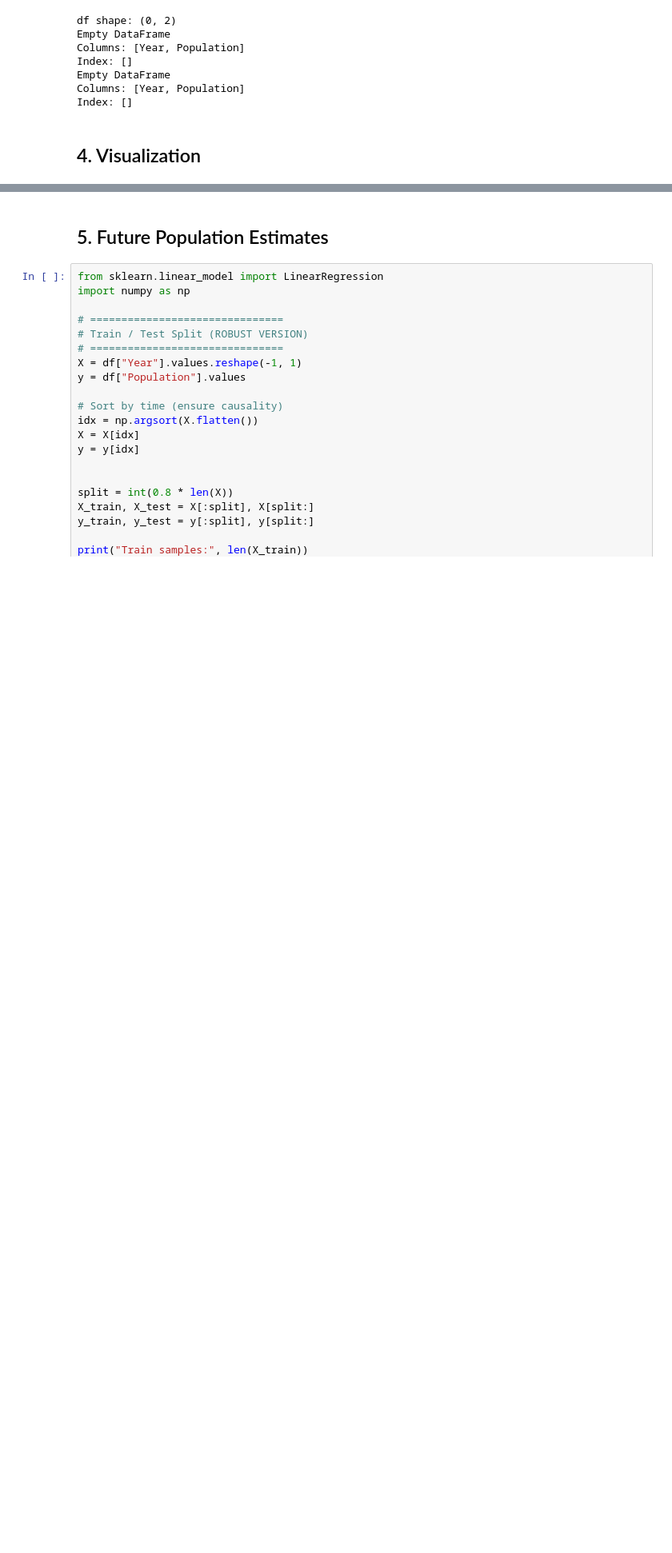
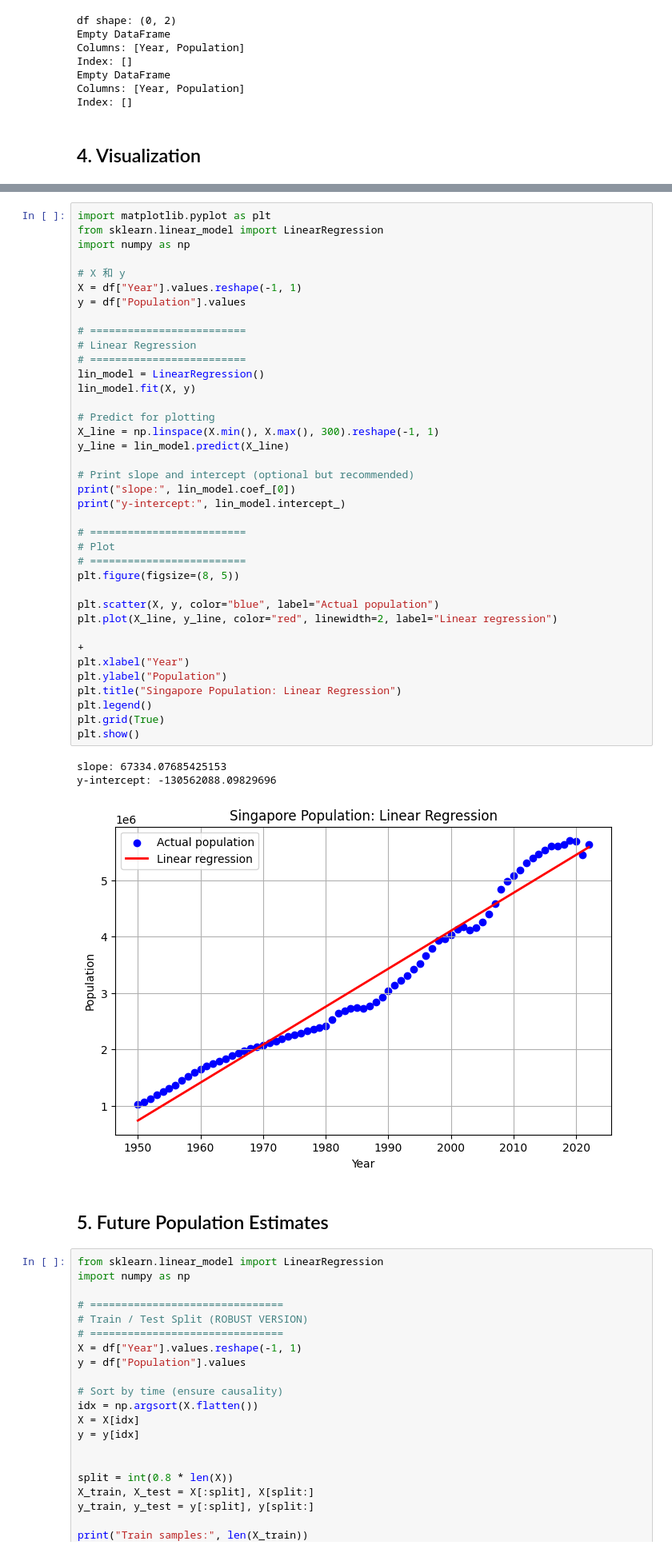
Before and after one commit to Cas0801/TrendRadar, a Jupyter notebook: “Group_X_Project_FINAL_ipynb”的最终版本.ipynb, the cells around one changed output, grey strips where cells are left out. Shown at 80% size. Drawn from its saved outputs; the diff is of its cells as text; blank space fills up the shorter version.

```diff
--- a/“Group_X_Project_FINAL_ipynb”的最终版本.ipynb
+++ b/“Group_X_Project_FINAL_ipynb”的最终版本.ipynb
@@ -227,3 +151,45 @@ Year range: 1950 - 2022
+# %%
+import matplotlib.pyplot as plt
+from sklearn.linear_model import LinearRegression
+import numpy as np
+
+# X 和 y
+X = df["Year"].values.reshape(-1, 1)
+y = df["Population"].values
+
+# =========================
+# Linear Regression
+# =========================
+lin_model = LinearRegression()
+lin_model.fit(X, y)
+
+# Predict for plotting
+X_line = np.linspace(X.min(), X.max(), 300).reshape(-1, 1)
+y_line = lin_model.predict(X_line)
+
+# Print slope and intercept (optional but recommended)
+print("slope:", lin_model.coef_[0])
+print("y-intercept:", lin_model.intercept_)
+
+# =========================
+# Plot
+# =========================
+plt.figure(figsize=(8, 5))
+
+plt.scatter(X, y, color="blue", label="Actual population")
+plt.plot(X_line, y_line, color="red", linewidth=2, label="Linear regression")
+
++
+plt.xlabel("Year")
+plt.ylabel("Population")
+plt.title("Singapore Population: Linear Regression")
+plt.legend()
+plt.grid(True)
+plt.show()
+# %% [output]
+slope: 67334.07685425153
+y-intercept: -130562088.09829696
+[figure, added]
 # %% [markdown]
 ## 5. Future Population Estimates
 # %%
```
Also changed, not shown: parts of 1 cell of this notebook.
